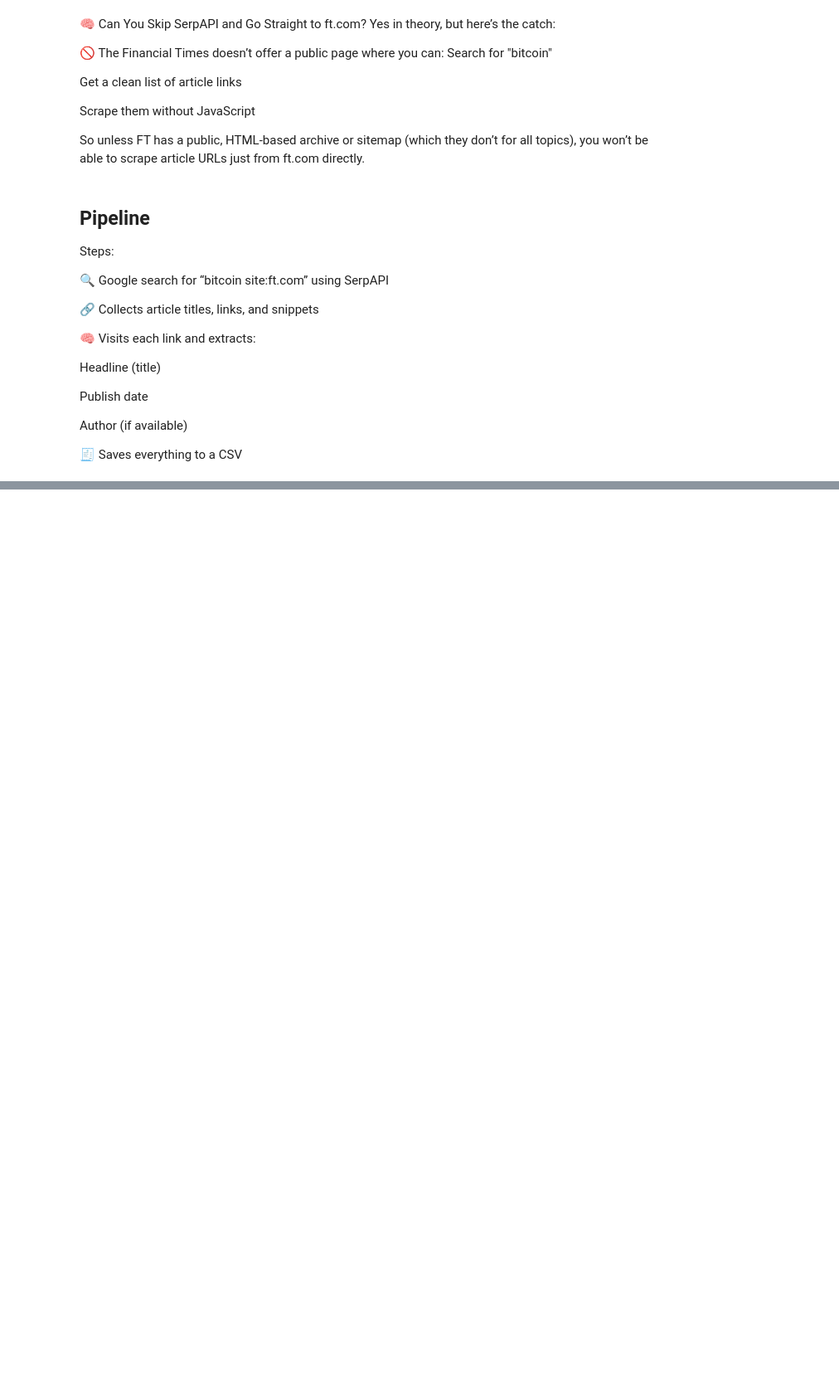
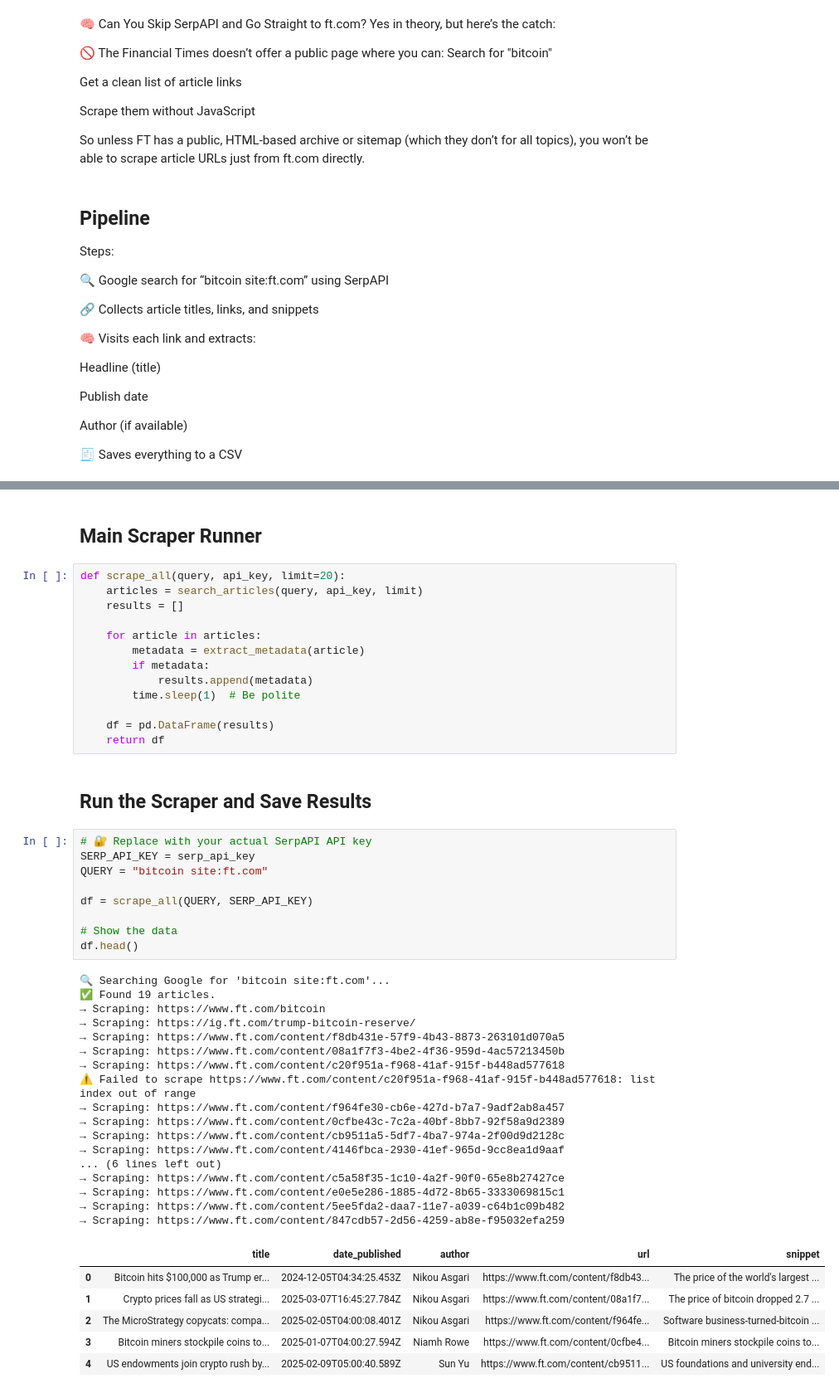
Before and after one commit to pabs-llama/projects, a Jupyter notebook: stock_api/financial_times_scrapping.ipynb, the cells around one changed output, grey strips where cells are left out. Shown: that part at 83% size. Saved outputs shown, nothing was run; the diff lists cells and outputs as text; blank space fills up the shorter version.

```diff
--- a/stock_api/financial_times_scrapping.ipynb
+++ b/stock_api/financial_times_scrapping.ipynb
@@ -417,0 +497,50 @@ btc_ft_df
+# %% [markdown]
+## Main Scraper Runner
+# %%
+def scrape_all(query, api_key, limit=20):
+    articles = search_articles(query, api_key, limit)
+    results = []
+
+    for article in articles:
+        metadata = extract_metadata(article)
+        if metadata:
+            results.append(metadata)
+        time.sleep(1)  # Be polite
+
+    df = pd.DataFrame(results)
+    return df
+# %% [markdown]
+## Run the Scraper and Save Results
+# %%
+# 🔐 Replace with your actual SerpAPI API key
+SERP_API_KEY = serp_api_key
+QUERY = "bitcoin site:ft.com"
+
+df = scrape_all(QUERY, SERP_API_KEY)
+
+# Show the data
+df.head()
+# %% [output]
+🔍 Searching Google for 'bitcoin site:ft.com'...
+✅ Found 19 articles.
+→ Scraping: https://www.ft.com/bitcoin
+→ Scraping: https://ig.ft.com/trump-bitcoin-reserve/
+→ Scraping: https://www.ft.com/content/f8db431e-57f9-4b43-8873-263101d070a5
+→ Scraping: https://www.ft.com/content/08a1f7f3-4be2-4f36-959d-4ac57213450b
+→ Scraping: https://www.ft.com/content/c20f951a-f968-41af-915f-b448ad577618
+⚠️ Failed to scrape https://www.ft.com/content/c20f951a-f968-41af-915f-b448ad577618: list index out of range
+→ Scraping: https://www.ft.com/content/f964fe30-cb6e-427d-b7a7-9adf2ab8a457
+→ Scraping: https://www.ft.com/content/0cfbe43c-7c2a-40bf-8bb7-92f58a9d2389
+→ Scraping: https://www.ft.com/content/cb9511a5-5df7-4ba7-974a-2f00d9d2128c
+→ Scraping: https://www.ft.com/content/4146fbca-2930-41ef-965d-9cc8ea1d9aaf
+... (6 lines left out)
+→ Scraping: https://www.ft.com/content/c5a58f35-1c10-4a2f-90f0-65e8b27427ce
+→ Scraping: https://www.ft.com/content/e0e5e286-1885-4d72-8b65-3333069815c1
+→ Scraping: https://www.ft.com/content/5ee5fda2-daa7-11e7-a039-c64b1c09b482
+→ Scraping: https://www.ft.com/content/847cdb57-2d56-4259-ab8e-f95032efa259
+|  | title | date_published | author | url | snippet |
+| 0 | Bitcoin hits $100,000 as Trump er... | 2024-12-05T04:34:25.453Z | Nikou Asgari | https://www.ft.com/content/f8db43... | The price of the world's largest ... |
+| 1 | Crypto prices fall as US strategi... | 2025-03-07T16:45:27.784Z | Nikou Asgari | https://www.ft.com/content/08a1f7... | The price of bitcoin dropped 2.7 ... |
+| 2 | The MicroStrategy copycats: compa... | 2025-02-05T04:00:08.401Z | Nikou Asgari | https://www.ft.com/content/f964fe... | Software business-turned-bitcoin ... |
+| 3 | Bitcoin miners stockpile coins to... | 2025-01-07T04:00:27.594Z | Niamh Rowe | https://www.ft.com/content/0cfbe4... | Bitcoin miners stockpile coins to... |
+| 4 | US endowments join crypto rush by... | 2025-02-09T05:00:40.589Z | Sun Yu | https://www.ft.com/content/cb9511... | US foundations and university end... |
```
Also changed, not shown: parts of 20 cells of this notebook.
